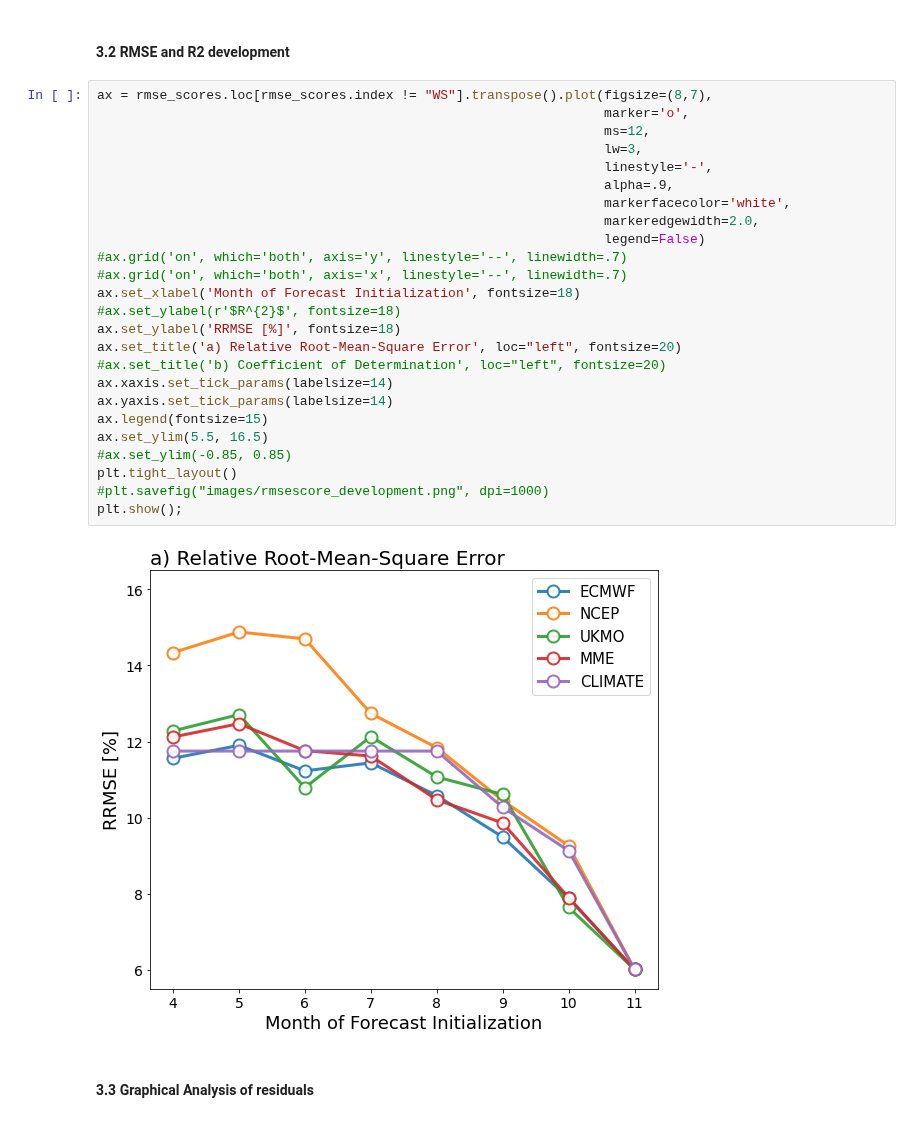
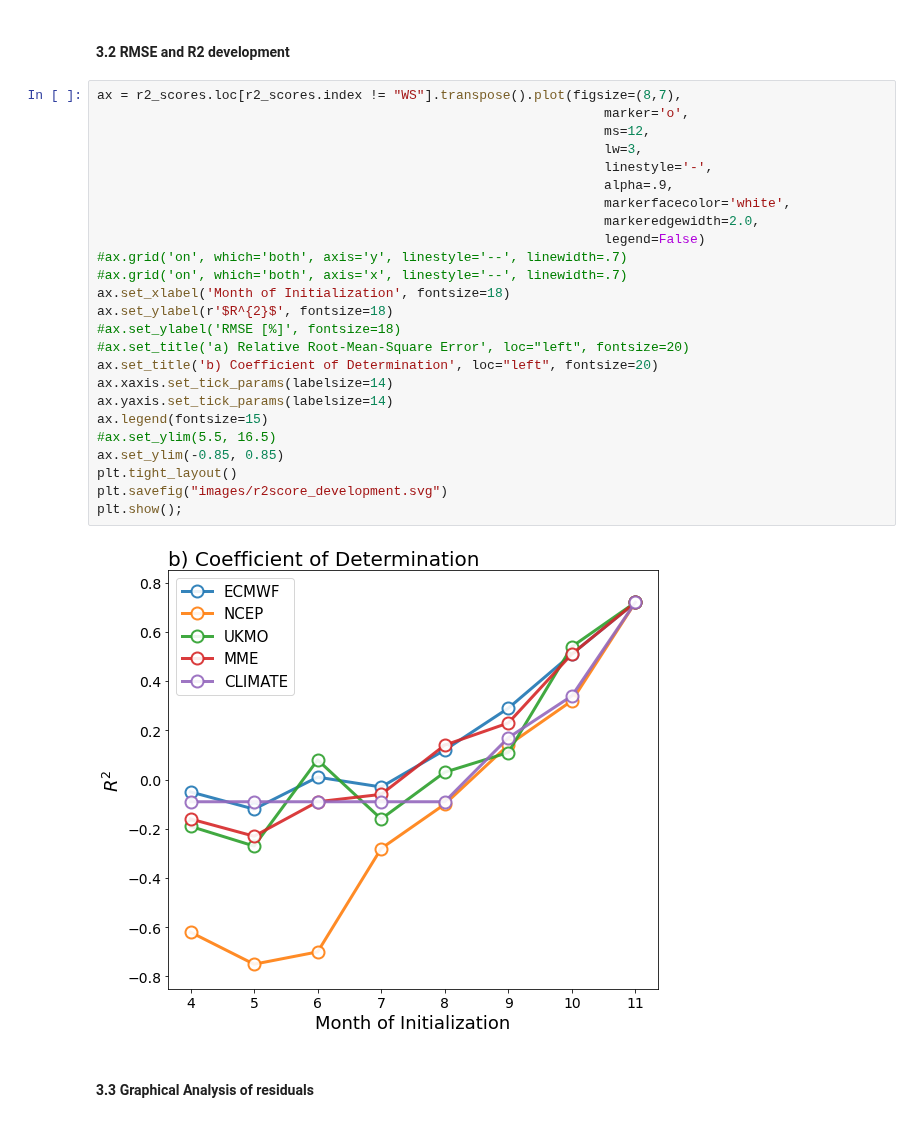
Before and after one commit to mzachow/wheat-yield-forecast-brazil, a Jupyter notebook: figures_for_manuscript.ipynb, the cells around one changed output. Drawn from its saved outputs; the diff is of its cells as text.

```diff
--- a/figures_for_manuscript.ipynb
+++ b/figures_for_manuscript.ipynb
@@ -117,32 +112,32 @@ Text(0.5, 6.0, 'month of initialization')
 # %% [markdown]
 #### 3.2 RMSE and R2 development
 # %%
-ax = rmse_scores.loc[rmse_scores.index != "WS"].transpose().plot(figsize=(8,7),
+ax = r2_scores.loc[r2_scores.index != "WS"].transpose().plot(figsize=(8,7),
                                                                  marker='o',
                                                                  ms=12,
                                                                  lw=3,
                                                                  linestyle='-',
                                                                  alpha=.9,
                                                                  markerfacecolor='white',
                                                                  markeredgewidth=2.0,
                                                                  legend=False)
 #ax.grid('on', which='both', axis='y', linestyle='--', linewidth=.7)
 #ax.grid('on', which='both', axis='x', linestyle='--', linewidth=.7)
-ax.set_xlabel('Month of Forecast Initialization', fontsize=18)
-#ax.set_ylabel(r'$R^{2}$', fontsize=18)
-ax.set_ylabel('RRMSE [%]', fontsize=18)
-ax.set_title('a) Relative Root-Mean-Square Error', loc="left", fontsize=20)
-#ax.set_title('b) Coefficient of Determination', loc="left", fontsize=20)
+ax.set_xlabel('Month of Initialization', fontsize=18)
+ax.set_ylabel(r'$R^{2}$', fontsize=18)
+#ax.set_ylabel('RMSE [%]', fontsize=18)
+#ax.set_title('a) Relative Root-Mean-Square Error', loc="left", fontsize=20)
+ax.set_title('b) Coefficient of Determination', loc="left", fontsize=20)
 ax.xaxis.set_tick_params(labelsize=14)
 ax.yaxis.set_tick_params(labelsize=14)
 ax.legend(fontsize=15)
-ax.set_ylim(5.5, 16.5)
-#ax.set_ylim(-0.85, 0.85)
+#ax.set_ylim(5.5, 16.5)
+ax.set_ylim(-0.85, 0.85)
 plt.tight_layout()
-#plt.savefig("images/rmsescore_development.png", dpi=1000)
+plt.savefig("images/r2score_development.svg")
 plt.show();
 # %% [output]
-[figure, old version]
+[figure, new version]
 # %% [markdown]
 #### 3.3 Graphical Analysis of residuals
 # %%
```
Also changed, not shown: parts of 5 cells of this notebook, 32 other files.
